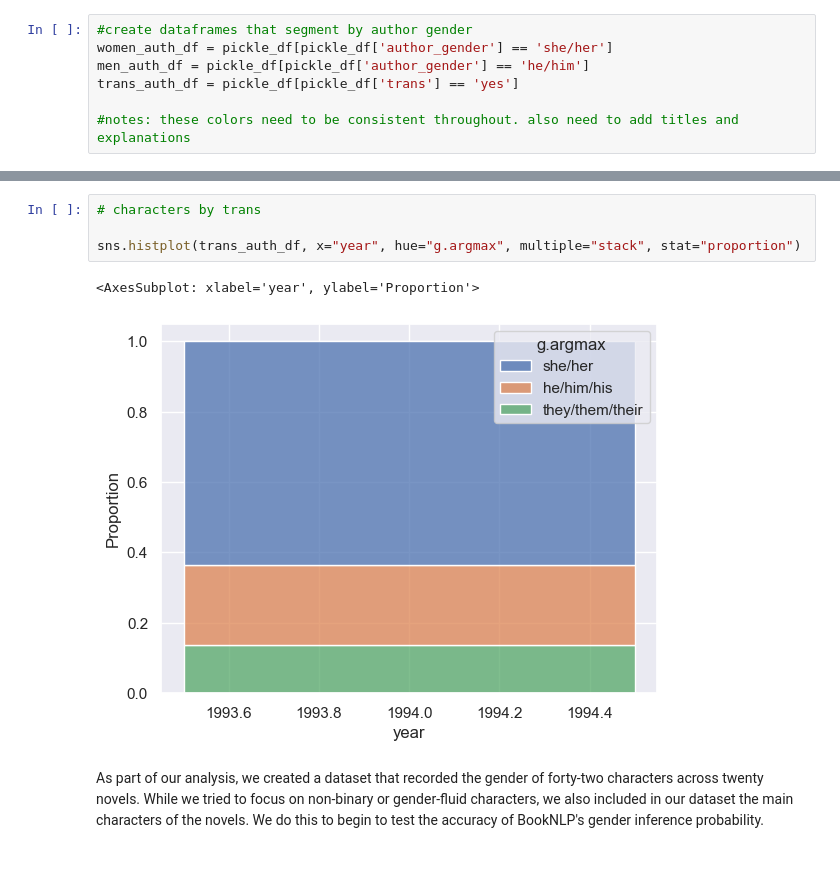
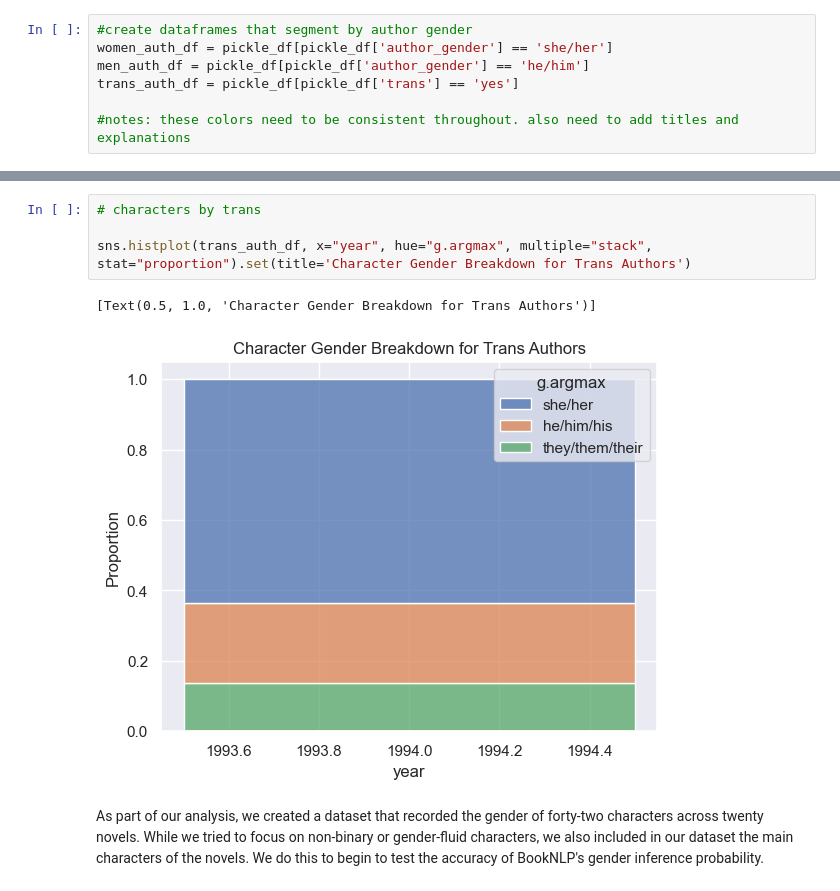
Before and after one commit to danieljohnevans/2022Fall_projects, a Jupyter notebook: data_pipeline.ipynb, the cells around one changed output, grey strips where cells are left out. Cells and saved outputs as stored; diff of their text form; blank space fills up the shorter version.

```diff
--- a/data_pipeline.ipynb
+++ b/data_pipeline.ipynb
@@ -102,10 +102,10 @@ sns.histplot(men_auth_df, x="year", hue="g.argmax", multiple="stack", stat="prop
 # %%
 # characters by trans
 
-sns.histplot(trans_auth_df, x="year", hue="g.argmax", multiple="stack", stat="proportion")
+sns.histplot(trans_auth_df, x="year", hue="g.argmax", multiple="stack", stat="proportion").set(title='Character Gender Breakdown for Trans Authors')
 # %% [output]
-<AxesSubplot: xlabel='year', ylabel='Proportion'>
+[Text(0.5, 1.0, 'Character Gender Breakdown for Trans Authors')]
-[figure, old version]
+[figure, new version]
 # %% [markdown]
 As part of our analysis, we created a dataset that recorded the gender of forty-two characters across twenty novels. While we tried to focus on non-binary or gender-fluid characters, we also included in our dataset the main characters of the novels. We do this to begin to test the accuracy of BookNLP's gender inference probability.
 # %% [markdown]
```
Also changed, not shown: parts of 3 cells of this notebook, 2 other files.
